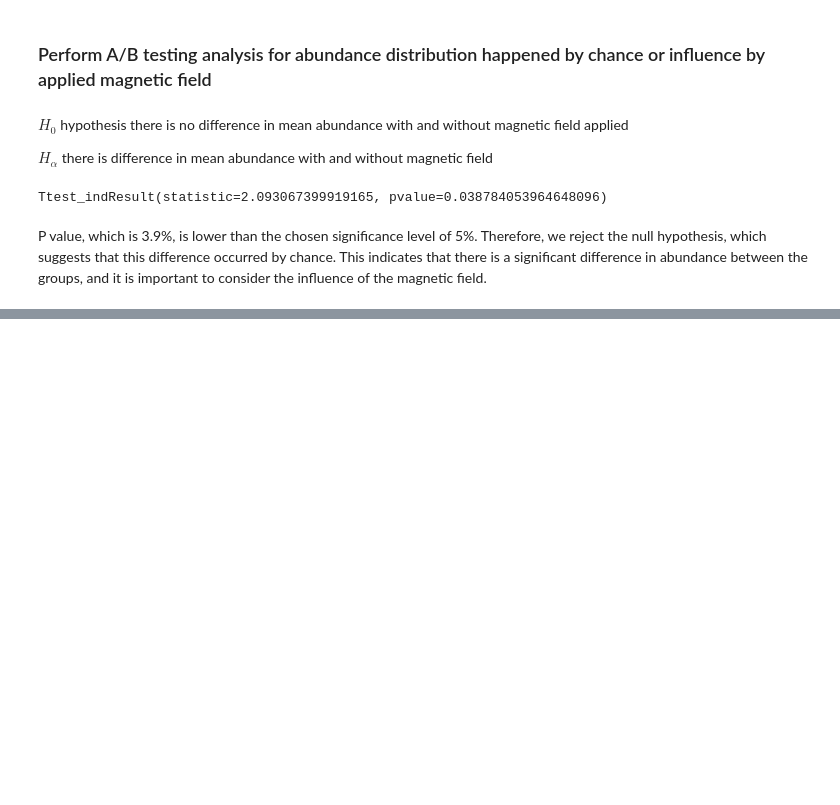
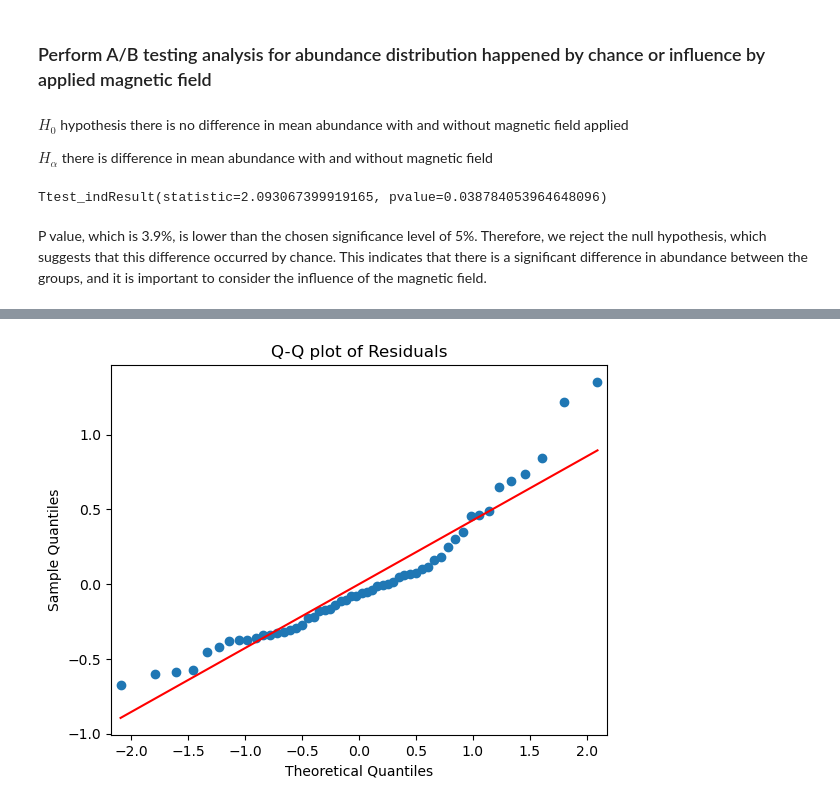
Before and after one commit to Kobsar703/Fe_Si_analysis, a Jupyter notebook: Fe_analysis.ipynb, the cells around one changed output, grey strips where cells are left out. Cells and saved outputs as stored; diff of their text form; code cells hidden in the pictures; blank space fills up the shorter version.

```diff
--- a/Fe_analysis.ipynb
+++ b/Fe_analysis.ipynb
@@ -266,0 +358,6 @@ P value, which is 3.9%, is lower than the chosen significance level of 5%. There
+# %%
+sm.qqplot(residuals, line='s')
+plt.title("Q-Q plot of Residuals")
+plt.show()
+# %% [output]
+[figure, added]
```
Also changed, not shown: parts of 26 cells of this notebook, 1 other file.
